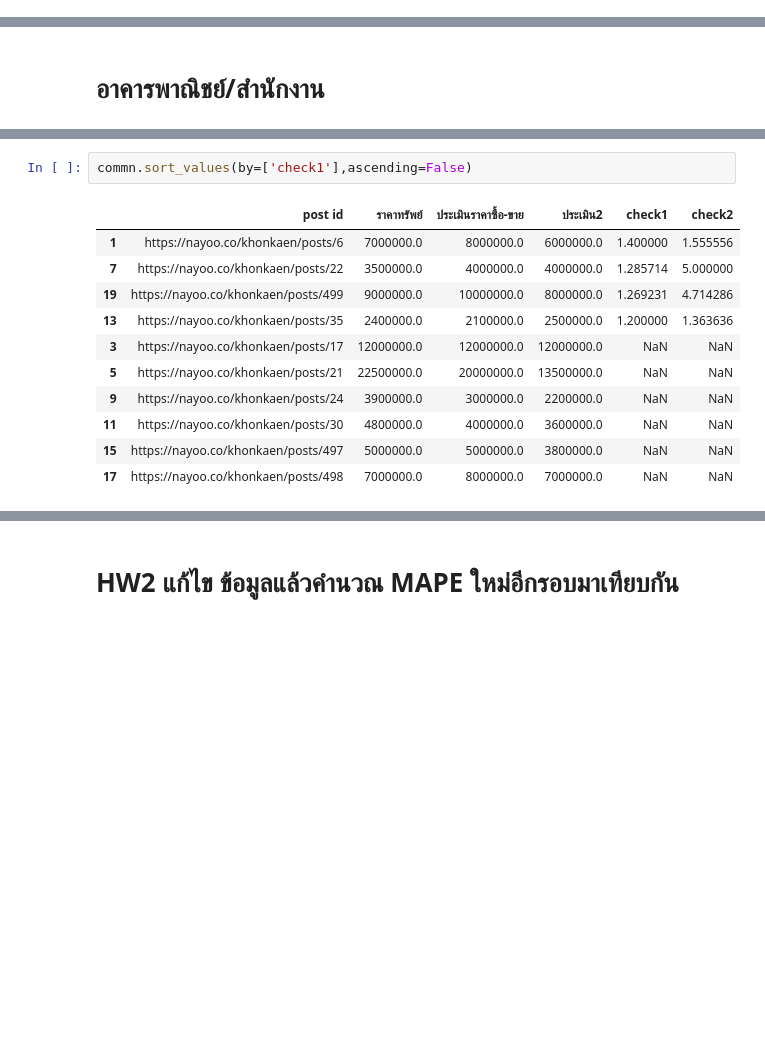
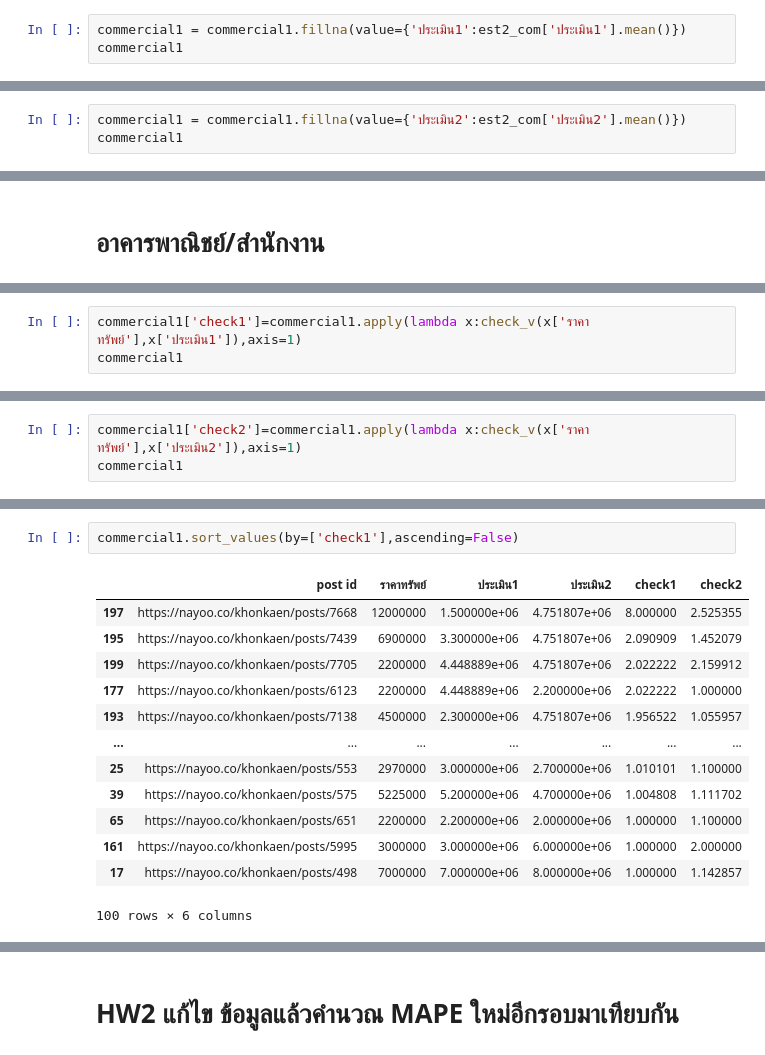
Before and after one commit to InwARMSelviAXE/bsc_dpdm22, a Jupyter notebook: [dataprep1]property_estimator.ipynb, the cells around one changed output, grey strips where cells are left out. Cells and saved outputs as stored; diff of their text form; blank space fills up the shorter version.

```diff
--- a/[dataprep1]property_estimator.ipynb
+++ b/[dataprep1]property_estimator.ipynb
@@ -755,0 +977,3 @@ com.fillna(0, inplace=True)
+# %%
+commercial1 = commercial1.fillna(value={'ประเมิน1':est2_com['ประเมิน1'].mean()})
+commercial1
@@ -755,0 +994,3 @@ com.fillna(0, inplace=True)
+# %%
+commercial1 = commercial1.fillna(value={'ประเมิน2':est2_com['ประเมิน2'].mean()})
+commercial1
@@ -1430,0 +1645,3 @@ See the caveats in the documentation: https://pandas.pydata.org/pandas-docs/stab
+# %%
+commercial1['check1']=commercial1.apply(lambda x:check_v(x['ราคาทรัพย์'],x['ประเมิน1']),axis=1)
+commercial1
@@ -1430,0 +1662,3 @@ See the caveats in the documentation: https://pandas.pydata.org/pandas-docs/stab
+# %%
+commercial1['check2']=commercial1.apply(lambda x:check_v(x['ราคาทรัพย์'],x['ประเมิน2']),axis=1)
+commercial1
@@ -1431,15 +1679,17 @@ See the caveats in the documentation: https://pandas.pydata.org/pandas-docs/stab
 # %%
-commn.sort_values(by=['check1'],ascending=False)
+commercial1.sort_values(by=['check1'],ascending=False)
 # %% [output]
-|  | post id | ราคาทรัพย์ | ประเมินราคาซื้อ-ขาย | ประเมิน2 | check1 | check2 |
-| 1 | https://nayoo.co/khonkaen/posts/6 | 7000000.0 | 8000000.0 | 6000000.0 | 1.400000 | 1.555556 |
-| 7 | https://nayoo.co/khonkaen/posts/22 | 3500000.0 | 4000000.0 | 4000000.0 | 1.285714 | 5.000000 |
-| 19 | https://nayoo.co/khonkaen/posts/499 | 9000000.0 | 10000000.0 | 8000000.0 | 1.269231 | 4.714286 |
-| 13 | https://nayoo.co/khonkaen/posts/35 | 2400000.0 | 2100000.0 | 2500000.0 | 1.200000 | 1.363636 |
-| 3 | https://nayoo.co/khonkaen/posts/17 | 12000000.0 | 12000000.0 | 12000000.0 | NaN | NaN |
-| 5 | https://nayoo.co/khonkaen/posts/21 | 22500000.0 | 20000000.0 | 13500000.0 | NaN | NaN |
-| 9 | https://nayoo.co/khonkaen/posts/24 | 3900000.0 | 3000000.0 | 2200000.0 | NaN | NaN |
-| 11 | https://nayoo.co/khonkaen/posts/30 | 4800000.0 | 4000000.0 | 3600000.0 | NaN | NaN |
-| 15 | https://nayoo.co/khonkaen/posts/497 | 5000000.0 | 5000000.0 | 3800000.0 | NaN | NaN |
-| 17 | https://nayoo.co/khonkaen/posts/498 | 7000000.0 | 8000000.0 | 7000000.0 | NaN | NaN |
+|  | post id | ราคาทรัพย์ | ประเมิน1 | ประเมิน2 | check1 | check2 |
+| 197 | https://nayoo.co/khonkaen/posts/7668 | 12000000 | 1.500000e+06 | 4.751807e+06 | 8.000000 | 2.525355 |
+| 195 | https://nayoo.co/khonkaen/posts/7439 | 6900000 | 3.300000e+06 | 4.751807e+06 | 2.090909 | 1.452079 |
+| 199 | https://nayoo.co/khonkaen/posts/7705 | 2200000 | 4.448889e+06 | 4.751807e+06 | 2.022222 | 2.159912 |
+| 177 | https://nayoo.co/khonkaen/posts/6123 | 2200000 | 4.448889e+06 | 2.200000e+06 | 2.022222 | 1.000000 |
+| 193 | https://nayoo.co/khonkaen/posts/7138 | 4500000 | 2.300000e+06 | 4.751807e+06 | 1.956522 | 1.055957 |
+| ... | ... | ... | ... | ... | ... | ... |
+| 25 | https://nayoo.co/khonkaen/posts/553 | 2970000 | 3.000000e+06 | 2.700000e+06 | 1.010101 | 1.100000 |
+| 39 | https://nayoo.co/khonkaen/posts/575 | 5225000 | 5.200000e+06 | 4.700000e+06 | 1.004808 | 1.111702 |
+| 65 | https://nayoo.co/khonkaen/posts/651 | 2200000 | 2.200000e+06 | 2.000000e+06 | 1.000000 | 1.100000 |
+| 161 | https://nayoo.co/khonkaen/posts/5995 | 3000000 | 3.000000e+06 | 6.000000e+06 | 1.000000 | 2.000000 |
+| 17 | https://nayoo.co/khonkaen/posts/498 | 7000000 | 7.000000e+06 | 8.000000e+06 | 1.000000 | 1.142857 |
+100 rows × 6 columns
 # %%
```
Also changed, not shown: parts of 180 cells of this notebook.
